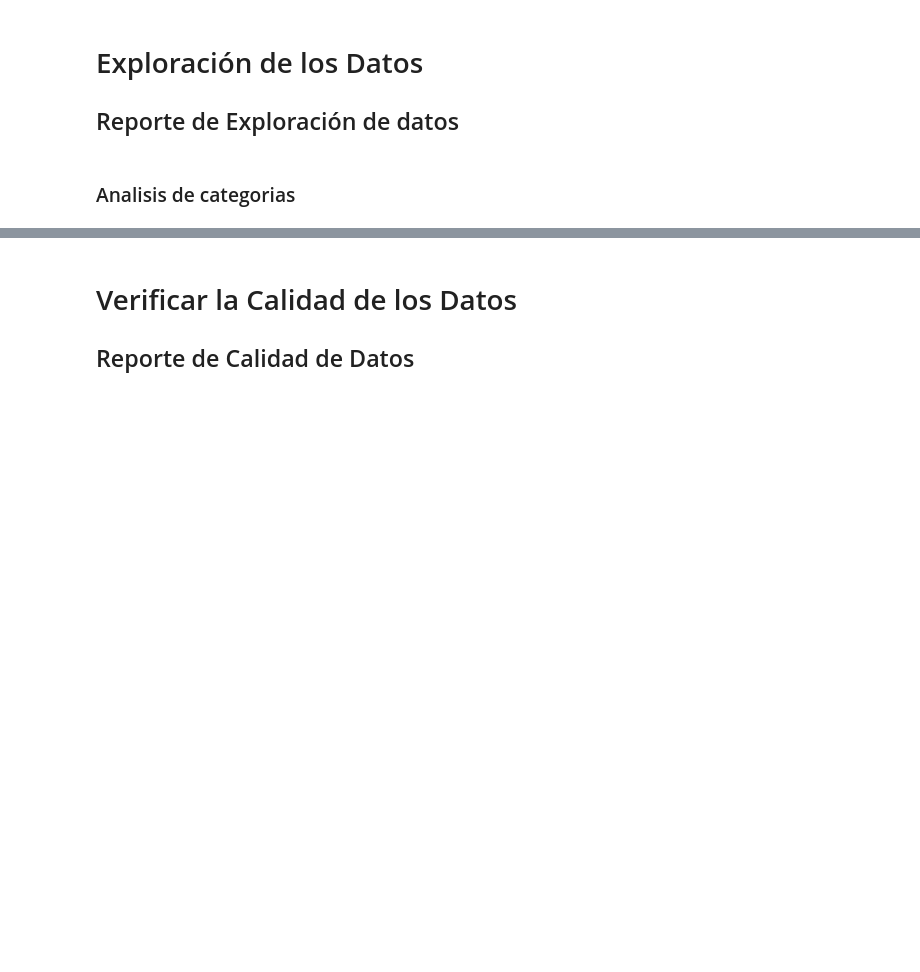
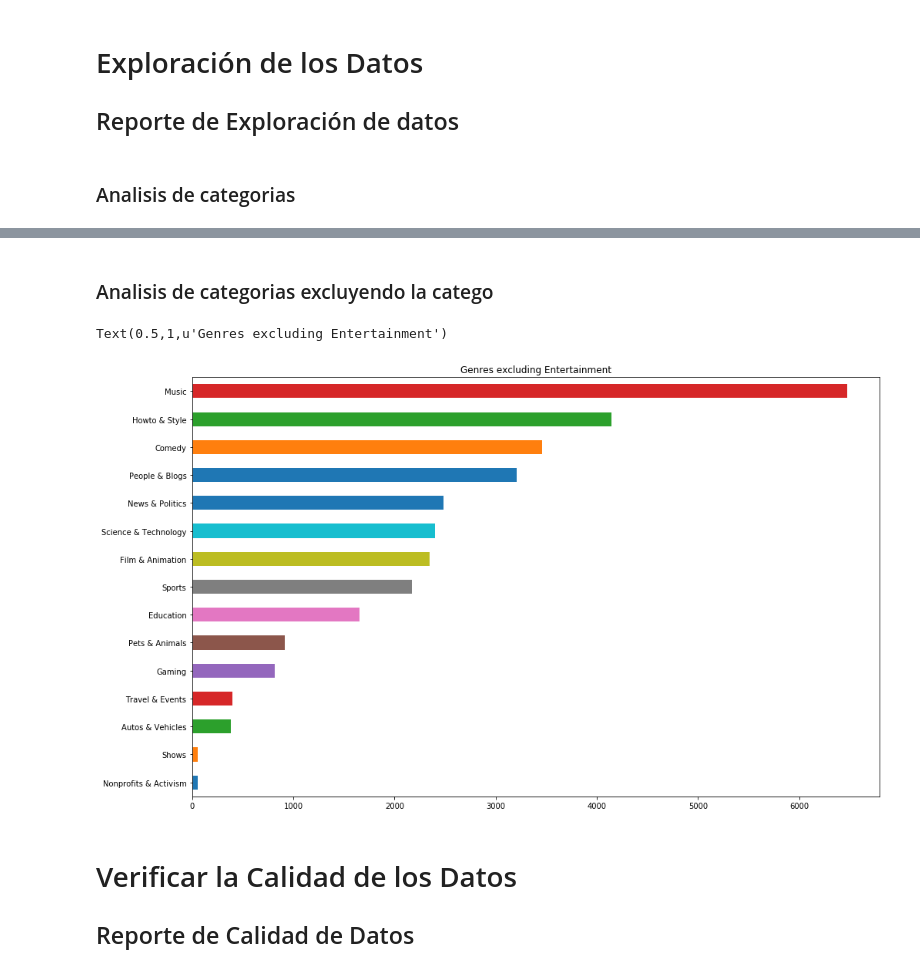
Before and after one commit to BlancoSebastianEzequiel/7750-TPFinal, a Jupyter notebook: src/analisis.ipynb, the cells around one changed output, grey strips where cells are left out. Drawn from its saved outputs; the diff is of its cells as text; code cells hidden in the pictures; blank space fills up the shorter version.

```diff
--- a/src/analisis.ipynb
+++ b/src/analisis.ipynb
@@ -102,3 +102,10 @@ Text(0.5,1,u'Genres count')
+# %% [markdown]
+### Analisis de categorias excluyendo la catego
+# %%
+videos[videos['categories'] != 'Entertainment'].categories.value_counts(ascending=True).plot(kind='barh', figsize=(16,10)).set_title('Genres excluding Entertainment')
+# %% [output]
+Text(0.5,1,u'Genres excluding Entertainment')
+[figure, added]
 # %% [markdown]
 # Verificar la Calidad de los Datos
 
```
Also changed, not shown: parts of 1 cell of this notebook.
